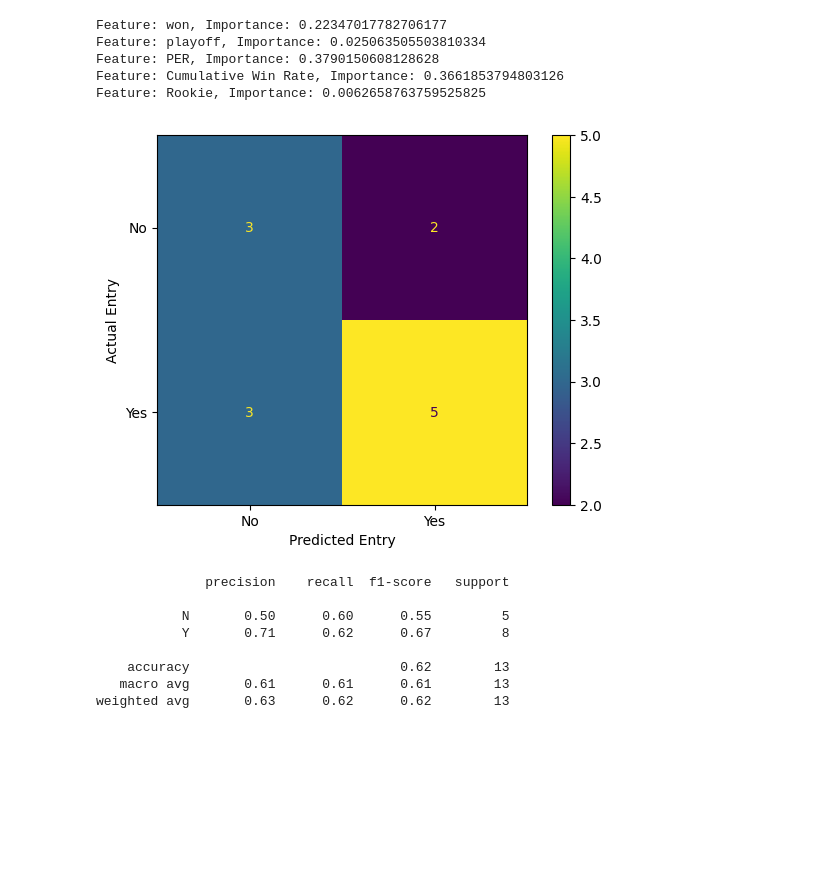
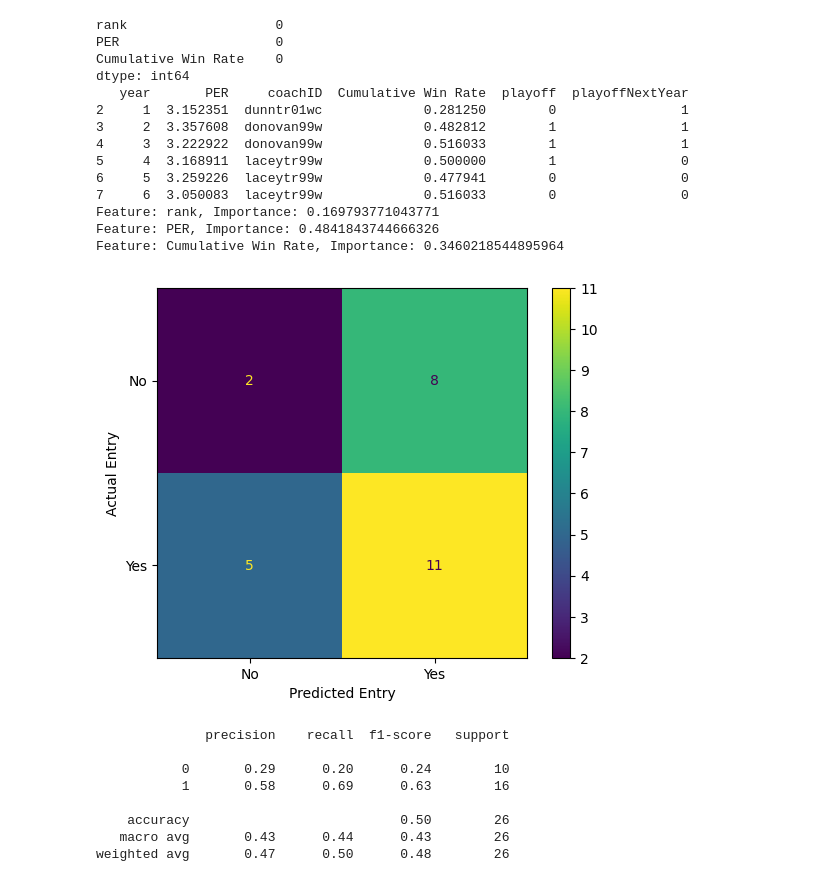
Before and after one commit to sirkotal/feup-ac, a Jupyter notebook: training.ipynb, the cells around one changed output. Saved outputs shown, nothing was run; the diff lists cells and outputs as text; code cells hidden in the pictures; blank space fills up the shorter version.

```diff
--- a/training.ipynb
+++ b/training.ipynb
@@ -35,58 +35,67 @@ df_teams.loc[df_teams['franchID'] != df_teams['franchID'].shift(-1), 'playoffNex
 df_teams.dropna(subset=['playoffNextYear'], inplace=True)
 #df_teams["confW"] = df_teams["confW"].fillna(0)
 #df_teams = df_teams.fillna(-1)
-
 label_encoder = LabelEncoder()
 df_teams['playoff'] = label_encoder.fit_transform(df_teams['playoff'])
+df_teams['playoffNextYear'] = label_encoder.fit_transform(df_teams['playoffNextYear'])
+features = ['PER', 'Cumulative Win Rate'] # attend?
 
-features = ['won', 'playoff', 'PER', 'Cumulative Win Rate', 'Rookie'] # attend?
-
-df_teams_train = df_teams[df_teams['year'] <= 8]
-df_teams_test = df_teams[df_teams['year'].isin([9, 10])]
-
+df_teams_train = df_teams[df_teams['year'] <= 7]
+df_teams_test = df_teams[df_teams['year'].isin([8,9])]
 # df_teams_train = df_teams[df_teams['year'] <= 5]
 # df_teams_test = df_teams[df_teams['year'].isin([6])]
 
 training_inputs = df_teams_train[features]
 training_classes = df_teams_train['playoffNextYear']
 testing_inputs = df_teams_test[features]
 testing_classes = df_teams_test['playoffNextYear']
+print(training_inputs.isna().sum())
+print(df_teams_train[df_teams_train['tmID'] == "CHA"][['year', 'PER', 'coachID', 'Cumulative Win Rate', 'playoff', 'playoffNextYear']])
 
 dt_class = DecisionTreeClassifier(random_state=42)
 dt_class.fit(training_inputs, training_classes)
 # print(training_inputs.isna().sum())
 dt_class.predict(testing_inputs)
 
 dt_class.score(testing_inputs, testing_classes)
 
 accuracy_score(testing_classes, dt_class.predict(testing_inputs))
 
 importance = dt_class.feature_importances_
 for feature, imp in zip(features, importance):
     print(f"Feature: {feature}, Importance: {imp}")
 
 '''f = open("results.txt", "a")
 f.write("Year 9 Accuracy = " + str(accuracy_score(testing_classes, dt_class.predict(testing_inputs))) + "\n")
 f.close()'''
 
 data_results(testing_classes, testing_inputs, dt_class)
 
 # plot_tree(dt_class, feature_names=features, filled=True)
 # %% [output]
-Feature: won, Importance: 0.22347017782706177
-Feature: playoff, Importance: 0.025063505503810334
-Feature: PER, Importance: 0.3790150608128628
-Feature: Cumulative Win Rate, Importance: 0.3661853794803126
-Feature: Rookie, Importance: 0.0062658763759525825
+rank                   0
+PER                    0
+Cumulative Win Rate    0
+dtype: int64
+   year       PER     coachID  Cumulative Win Rate  playoff  playoffNextYear
+2     1  3.152351  dunntr01wc             0.281250        0                1
+3     2  3.357608  donovan99w             0.482812        1                1
+4     3  3.222922  donovan99w             0.516033        1                1
+5     4  3.168911  laceytr99w             0.500000        1                0
+6     5  3.259226  laceytr99w             0.477941        0                0
+7     6  3.050083  laceytr99w             0.516033        0                0
+Feature: rank, Importance: 0.169793771043771
+Feature: PER, Importance: 0.4841843744666326
+Feature: Cumulative Win Rate, Importance: 0.3460218544895964
-[figure, old version]
+[figure, new version]
               precision    recall  f1-score   support
 
-           N       0.50      0.60      0.55         5
-           Y       0.71      0.62      0.67         8
+           0       0.29      0.20      0.24        10
+           1       0.58      0.69      0.63        16
 
-    accuracy                           0.62        13
-   macro avg       0.61      0.61      0.61        13
-weighted avg       0.63      0.62      0.62        13
+    accuracy                           0.50        26
+   macro avg       0.43      0.44      0.43        26
+weighted avg       0.47      0.50      0.48        26
 # %%
 rf_class = RandomForestClassifier(n_estimators=100)
 rf_class.fit(training_inputs, training_classes)
```
Also changed, not shown: parts of 8 cells of this notebook, 3 other files.
